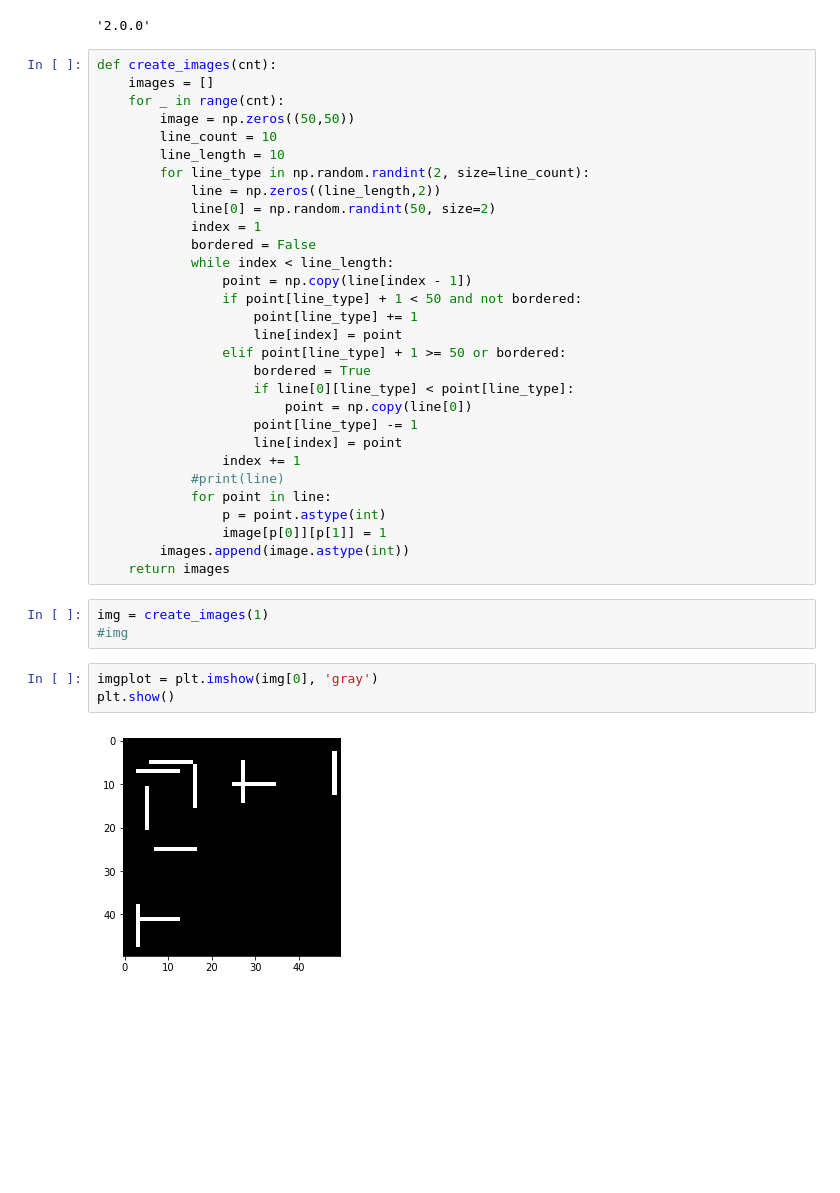
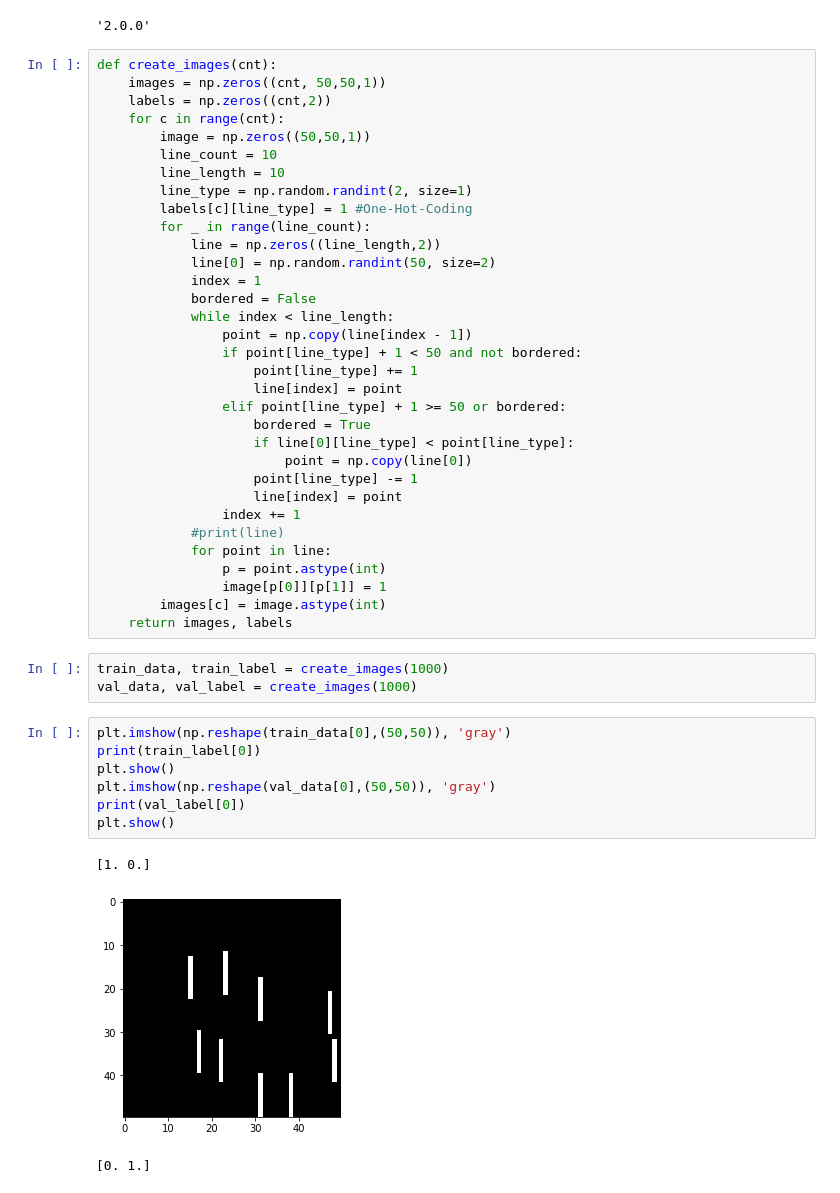
Before and after one commit to fa97ber/DeepLearning, a Jupyter notebook: DL_02_01.ipynb, the cells around one changed output. Drawn from its saved outputs; the diff is of its cells as text; blank space fills up the shorter version.

```diff
--- a/DL_02_01.ipynb
+++ b/DL_02_01.ipynb
@@ -13,12 +13,15 @@ tf.__version__
 '2.0.0'
 # %%
 def create_images(cnt):
-    images = []
-    for _ in range(cnt):
-        image = np.zeros((50,50))
+    images = np.zeros((cnt, 50,50,1))
+    labels = np.zeros((cnt,2))
+    for c in range(cnt):
+        image = np.zeros((50,50,1))
         line_count = 10
         line_length = 10
-        for line_type in np.random.randint(2, size=line_count):
+        line_type = np.random.randint(2, size=1)
+        labels[c][line_type] = 1 #One-Hot-Coding
+        for _ in range(line_count):
             line = np.zeros((line_length,2))
             line[0] = np.random.randint(50, size=2)
             index = 1
@@ -39,13 +42,19 @@ def create_images(cnt):
             for point in line:
                 p = point.astype(int)
                 image[p[0]][p[1]] = 1
-        images.append(image.astype(int))
-    return images
+        images[c] = image.astype(int)
+    return images, labels
-# %%
-img = create_images(1)
-#img
-# %%
-imgplot = plt.imshow(img[0], 'gray')
-plt.show()
-# %% [output]
-[figure, removed]
+# %%
+train_data, train_label = create_images(1000)
+val_data, val_label = create_images(1000)
+# %%
+plt.imshow(np.reshape(train_data[0],(50,50)), 'gray')
+print(train_label[0])
+plt.show()
+plt.imshow(np.reshape(val_data[0],(50,50)), 'gray')
+print(val_label[0])
+plt.show()
+# %% [output]
+[1. 0.]
+[figure, added]
+[0. 1.]
```
Also changed, not shown: parts of 12 cells of this notebook.
